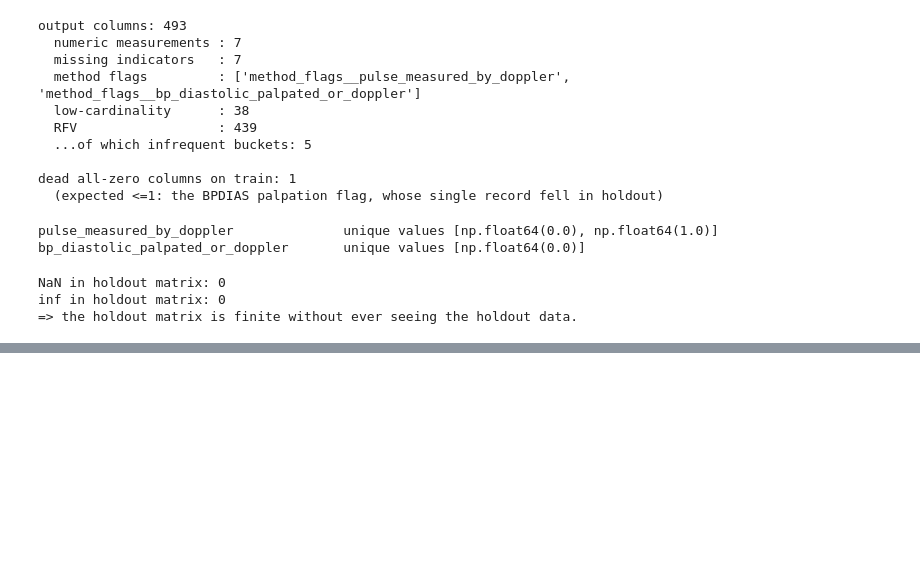
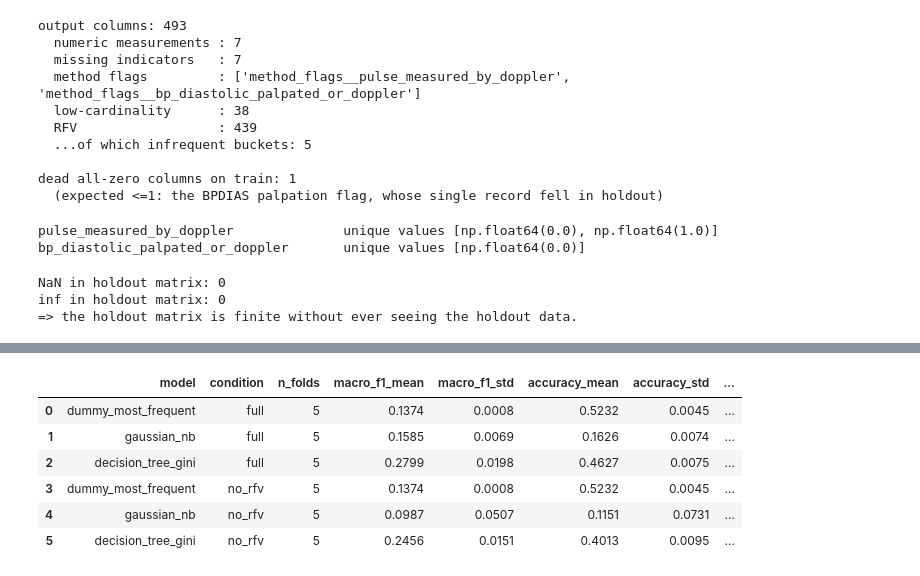
Before and after one commit to harisrana-dev/NHAMCS-TriageML, a Jupyter notebook: notebooks/01_assignment1_part1_eda_and_pipeline.ipynb, the cells around one changed output, grey strips where cells are left out. Drawn from its saved outputs; the diff is of its cells as text; code cells hidden in the pictures; blank space fills up the shorter version.

```diff
--- a/notebooks/01_assignment1_part1_eda_and_pipeline.ipynb
+++ b/notebooks/01_assignment1_part1_eda_and_pipeline.ipynb
@@ -834,0 +1052,17 @@ recorded in the audit.
+# %%
+summary_table = result.summary[
+    ["model", "condition", "n_folds",
+     "macro_f1_mean", "macro_f1_std",
+     "accuracy_mean", "accuracy_std",
+     "balanced_accuracy_mean", "balanced_accuracy_std",
+     "roc_auc_mean", "roc_auc_std", "roc_auc_n_valid"]
+]
+summary_table.round(4)
+# %% [output]
+|  | model | condition | n_folds | macro_f1_mean | macro_f1_std | accuracy_mean | accuracy_std | ... |
+| 0 | dummy_most_frequent | full | 5 | 0.1374 | 0.0008 | 0.5232 | 0.0045 | ... |
+| 1 | gaussian_nb | full | 5 | 0.1585 | 0.0069 | 0.1626 | 0.0074 | ... |
+| 2 | decision_tree_gini | full | 5 | 0.2799 | 0.0198 | 0.4627 | 0.0075 | ... |
+| 3 | dummy_most_frequent | no_rfv | 5 | 0.1374 | 0.0008 | 0.5232 | 0.0045 | ... |
+| 4 | gaussian_nb | no_rfv | 5 | 0.0987 | 0.0507 | 0.1151 | 0.0731 | ... |
+| 5 | decision_tree_gini | no_rfv | 5 | 0.2456 | 0.0151 | 0.4013 | 0.0095 | ... |
```
Also changed, not shown: parts of 28 cells of this notebook, 2 other files.
